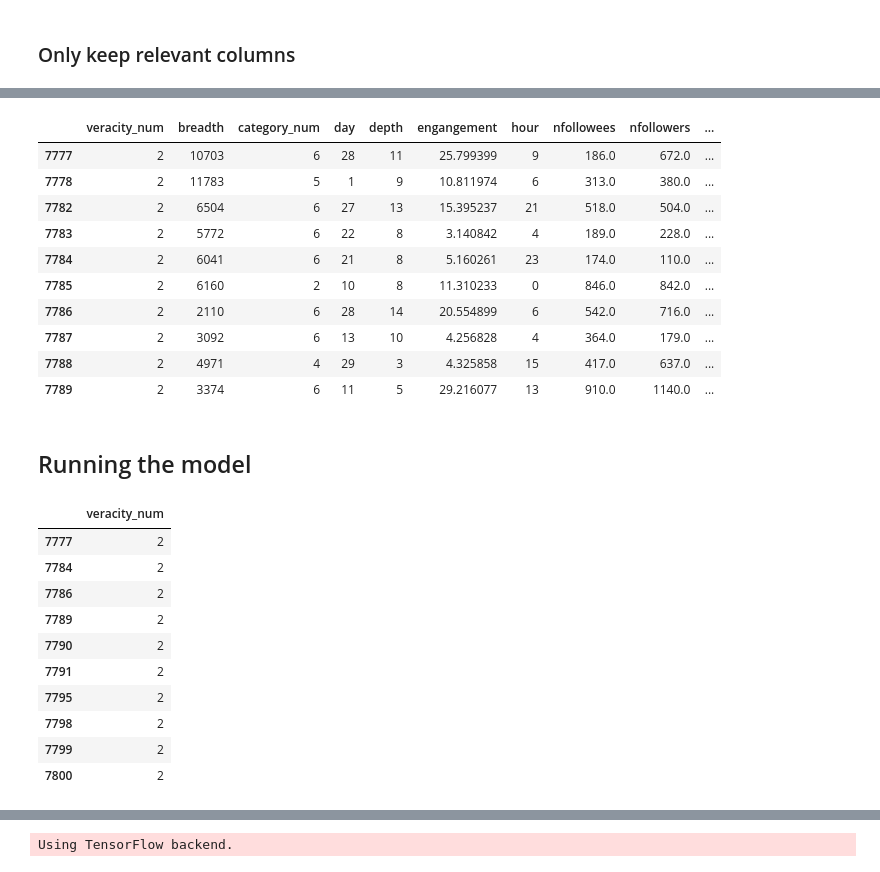
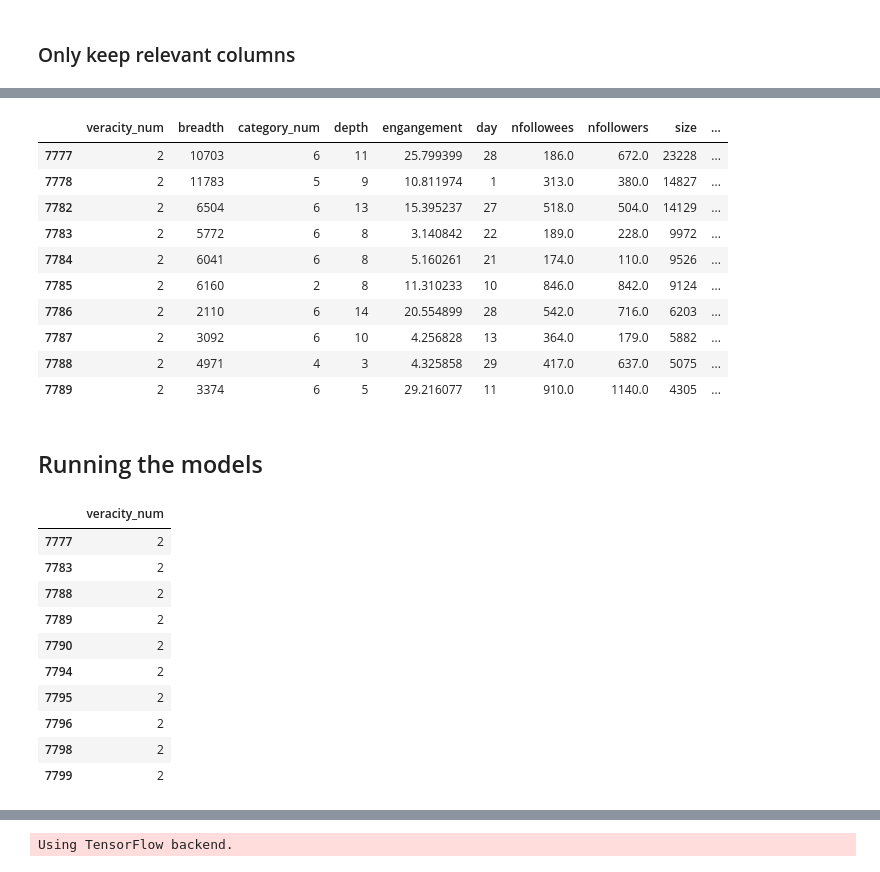
Before and after one commit to gittinic/mlp_final_proj_fake_news, a Jupyter notebook: TensorFlow_Setup.ipynb, the cells around one changed output, grey strips where cells are left out. Drawn from its saved outputs; the diff is of its cells as text; code cells hidden in the pictures.

Commit message:
Got categorical model working

```diff
--- a/TensorFlow_Setup.ipynb
+++ b/TensorFlow_Setup.ipynb
@@ -25,8 +25,6 @@ Use the retry module or similar alternatives.
 TensorFlow version: 1.7.0
 Eager execution: False
 # %%
-
-
 # load in the data
 
 metadata_file = '/Users/jaspermeijering/Google Drive/a Study/EPA Study Abroad - Carnegie Mellon University/Courses/CMU - 95845 - Applied Analytics The Machine Learning Pipeline/Machine Learning Pipeline Final Project/Data/FalseNews_Code_Data/data/metadata_anon.txt'
@@ -54,6 +52,7 @@ engagement = []
 category = []
 day = []
 hour = []
+cascade= []
 
 for cascade,metadata in cascade_id2metadata.items():
     veracity.append(metadata['veracity'])
@@ -68,6 +67,7 @@ for cascade,metadata in cascade_id2metadata.items():
     category.append(metadata['rumor_category'])
     day.append(metadata['start_date'].day)
     hour.append(metadata['start_date'].hour)
+    #cascadeID.append(cascade) # for merging models
 
 # Convert to data frame
 df = pd.DataFrame({'veracity': veracity, 'virality': virality, 'depth': depth, 'breadth': breadth, 'size': size, 'verified': verified, 'nfollowers': nfollowers,
@@ -158,9 +160,11 @@ df.head(10)
 ### Only keep relevant columns
 # %%
 # Only keep relevant columns
-column_names_df = ['veracity_num','breadth', 'category_num', 'day', 'depth', 'engangement', 'hour','nfollowees', 'nfollowers', 'size', 'verified_num', 'virality']
-column_names_x =['breadth', 'category_num', 'day', 'depth', 'engangement', 'hour','nfollowees', 'nfollowers', 'size', 'verified_num', 'virality']
+column_names_df = ['veracity_num','breadth', 'category_num', 'depth', 'engangement', 'day','nfollowees', 'nfollowers', 'size', 'verified_num', 'virality']
+column_names_x =['breadth', 'category_num', 'depth', 'engangement', 'day','nfollowees', 'nfollowers', 'size', 'verified_num', 'virality']
+column_names_x_cat = ['category_num','day','verified_num',]
+column_names_x_con = ['breadth', 'depth', 'engangement', 'nfollowees', 'nfollowers', 'size', 'virality']
 column_names_y =['veracity_num']
 
 df = df.loc[:,column_names_df]
-df.head()
+#df.head()
@@ -177,14 +180,14 @@ random_array = np.random.choice(["train", "test"], size= len(df), p=[1./2, 1./2]
 df["train_test"] = random_array
 df.head(10)
 # %% [output]
-|  | veracity_num | breadth | category_num | day | depth | engangement | hour | nfollowees | nfollowers | ... |
-| 7777 | 2 | 10703 | 6 | 28 | 11 | 25.799399 | 9 | 186.0 | 672.0 | ... |
-| 7778 | 2 | 11783 | 5 | 1 | 9 | 10.811974 | 6 | 313.0 | 380.0 | ... |
-| 7782 | 2 | 6504 | 6 | 27 | 13 | 15.395237 | 21 | 518.0 | 504.0 | ... |
-| 7783 | 2 | 5772 | 6 | 22 | 8 | 3.140842 | 4 | 189.0 | 228.0 | ... |
-| 7784 | 2 | 6041 | 6 | 21 | 8 | 5.160261 | 23 | 174.0 | 110.0 | ... |
-| 7785 | 2 | 6160 | 2 | 10 | 8 | 11.310233 | 0 | 846.0 | 842.0 | ... |
-| 7786 | 2 | 2110 | 6 | 28 | 14 | 20.554899 | 6 | 542.0 | 716.0 | ... |
-| 7787 | 2 | 3092 | 6 | 13 | 10 | 4.256828 | 4 | 364.0 | 179.0 | ... |
-| 7788 | 2 | 4971 | 4 | 29 | 3 | 4.325858 | 15 | 417.0 | 637.0 | ... |
-| 7789 | 2 | 3374 | 6 | 11 | 5 | 29.216077 | 13 | 910.0 | 1140.0 | ... |
+|  | veracity_num | breadth | category_num | depth | engangement | day | nfollowees | nfollowers | size | ... |
+| 7777 | 2 | 10703 | 6 | 11 | 25.799399 | 28 | 186.0 | 672.0 | 23228 | ... |
+| 7778 | 2 | 11783 | 5 | 9 | 10.811974 | 1 | 313.0 | 380.0 | 14827 | ... |
+| 7782 | 2 | 6504 | 6 | 13 | 15.395237 | 27 | 518.0 | 504.0 | 14129 | ... |
+| 7783 | 2 | 5772 | 6 | 8 | 3.140842 | 22 | 189.0 | 228.0 | 9972 | ... |
+| 7784 | 2 | 6041 | 6 | 8 | 5.160261 | 21 | 174.0 | 110.0 | 9526 | ... |
+| 7785 | 2 | 6160 | 2 | 8 | 11.310233 | 10 | 846.0 | 842.0 | 9124 | ... |
+| 7786 | 2 | 2110 | 6 | 14 | 20.554899 | 28 | 542.0 | 716.0 | 6203 | ... |
+| 7787 | 2 | 3092 | 6 | 10 | 4.256828 | 13 | 364.0 | 179.0 | 5882 | ... |
+| 7788 | 2 | 4971 | 4 | 3 | 4.325858 | 29 | 417.0 | 637.0 | 5075 | ... |
+| 7789 | 2 | 3374 | 6 | 5 | 29.216077 | 11 | 910.0 | 1140.0 | 4305 | ... |
@@ -197,21 +194,23 @@ df.head(10)
 # %% [markdown]
-## Running the model
+## Running the models
 # %%
-X_train  = df.loc[df["train_test"] == "train",column_names_x ]
+X_train_cat  = df.loc[df["train_test"] == "train",column_names_x_cat ]
+X_test_cat  = df.loc[df["train_test"] == "test",column_names_x_cat ]
+X_train_con  = df.loc[df["train_test"] == "train",column_names_x_con ]
+X_test_con  = df.loc[df["train_test"] == "test",column_names_x_con ]
 Y_train = df.loc[df["train_test"] == "train",column_names_y ]
-X_test  = df.loc[df["train_test"] == "test",column_names_x ]
 Y_test = df.loc[df["train_test"] == "test",column_names_y ]
 
 Y_test.head(10)
 # %% [output]
 |  | veracity_num |
 | 7777 | 2 |
-| 7784 | 2 |
-| 7786 | 2 |
+| 7783 | 2 |
+| 7788 | 2 |
 | 7789 | 2 |
 | 7790 | 2 |
-| 7791 | 2 |
+| 7794 | 2 |
 | 7795 | 2 |
+| 7796 | 2 |
 | 7798 | 2 |
 | 7799 | 2 |
-| 7800 | 2 |
```
Also changed, not shown: parts of 24 cells of this notebook.
